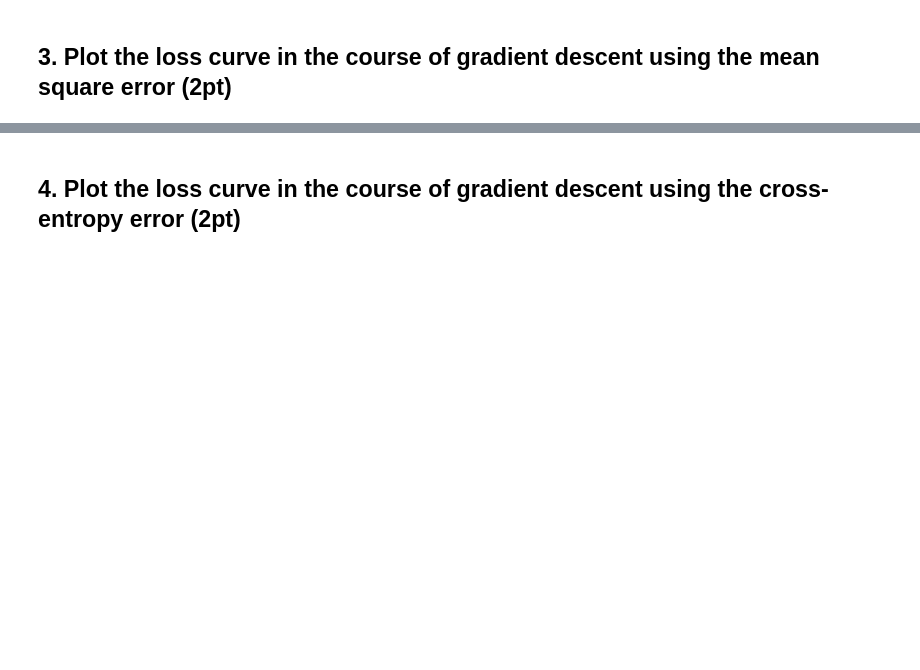
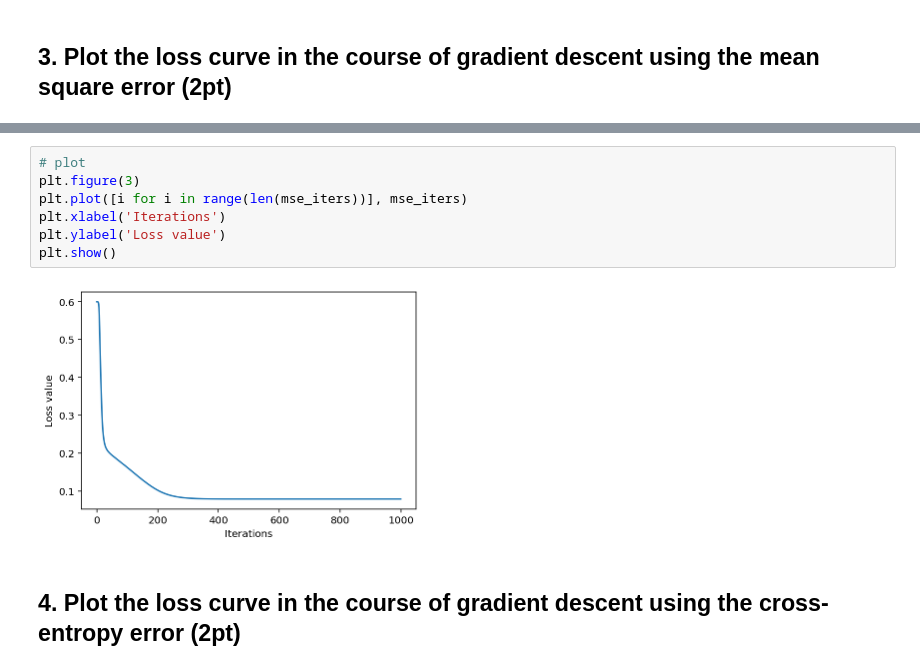
Before and after one commit to minjoong507/Machine-learning-project, a Jupyter notebook: 4week/notebook/assignment-04.ipynb, the cells around one changed output, grey strips where cells are left out. Drawn from its saved outputs; the diff is of its cells as text; blank space fills up the shorter version.

```diff
--- a/4week/notebook/assignment-04.ipynb
+++ b/4week/notebook/assignment-04.ipynb
@@ -467,2 +483,11 @@ plt.show()
+# %%
+# plot
+plt.figure(3)
+plt.plot([i for i in range(len(mse_iters))], mse_iters)
+plt.xlabel('Iterations')
+plt.ylabel('Loss value')
+plt.show()
+# %% [output]
+[figure, added]
 # %% [markdown]
 ## 4. Plot the loss curve in the course of gradient descent using the cross-entropy error (2pt)
```
Also changed, not shown: parts of 16 cells of this notebook.
